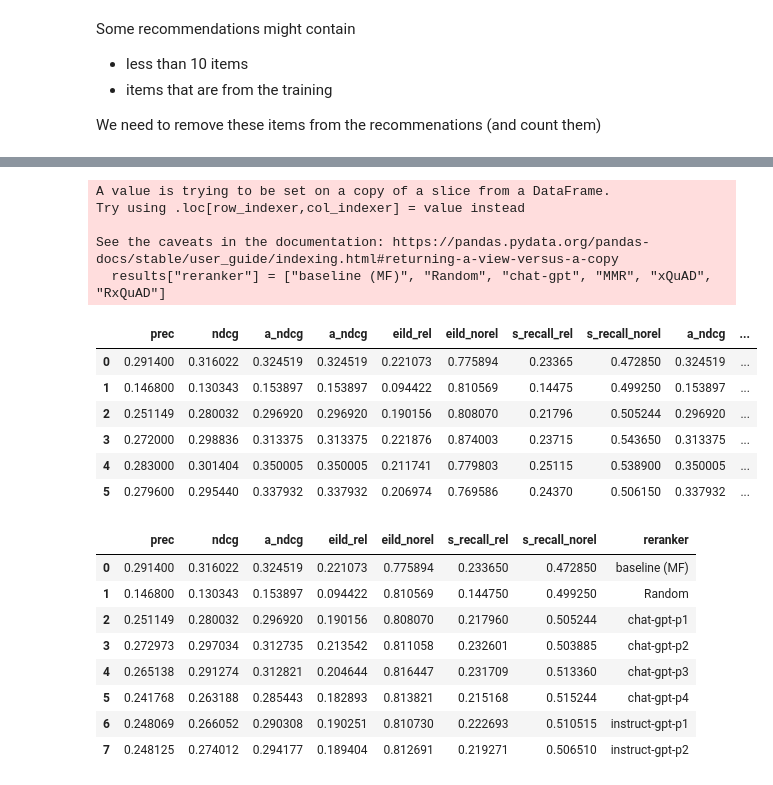
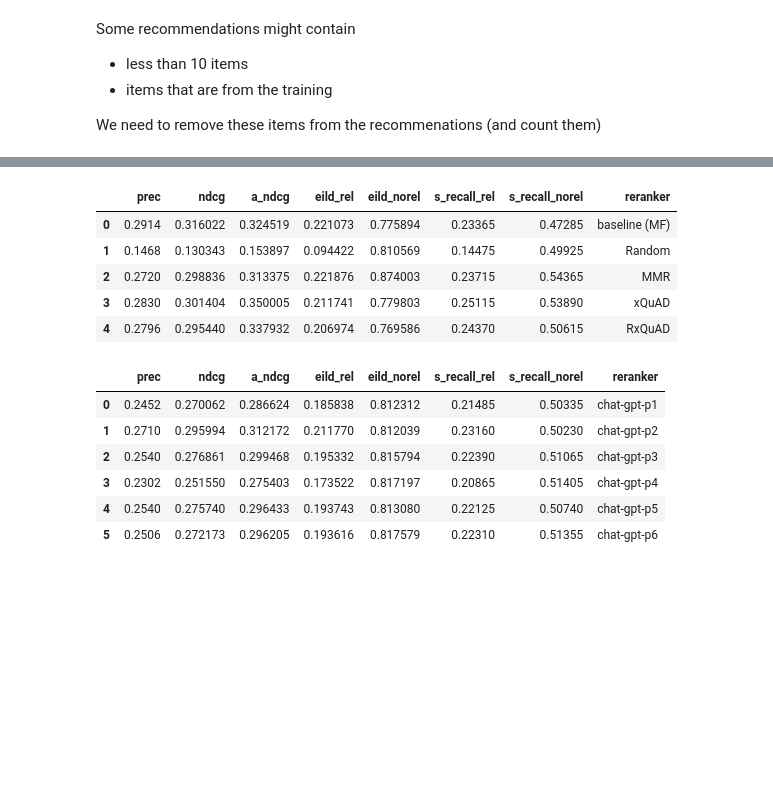
Before and after one commit to cdiego89phd/chat-reranking, a Jupyter notebook: notebooks/results_analysis_anime.ipynb, the cells around one changed output, grey strips where cells are left out. Drawn from its saved outputs; the diff is of its cells as text; code cells hidden in the pictures; blank space fills up the shorter version.

Commit message:
- parsing output and analysing results

```diff
--- a/notebooks/results_analysis_anime.ipynb
+++ b/notebooks/results_analysis_anime.ipynb
@@ -97,6 +99,7 @@ We need to remove these items from the recommenations (and count them)
 recs = {}
 candidate_set = {}
 tot_rec_before_pruning = 0
+tot_rec_after_pruning = 0
 for entry in data:
     userid = entry['userid']
     recs[userid] = entry['reranked_recs']
@@ -112,5 +115,7 @@ for entry in data:
             # print(entry['recs'])
             # print("######")
     recs[userid] = to_prune
-print(f"{tot_rec_before_pruning}")
+    tot_rec_after_pruning += len(to_prune)
+print(f"# recs before pruning: {tot_rec_before_pruning}")
+print(f"# recs after pruning: {tot_rec_after_pruning}")
 # %% [output]
@@ -164,10 +170,10 @@ mmr_recs = pd.read_csv(f"{results_path}/MMR-pzt-fold_0-@10.csv")
 xquad_recs = pd.read_csv(f"{results_path}/xQuAD-pzt-fold_0-@10.csv")
 rxquad_recs = pd.read_csv(f"{results_path}/RxQuAD-pzt-fold_0-@10.csv")
 # %%
-d = {"reranker": ["baseline (MF)", "Random", "chat-gpt", "MMR", "xQuAD", "RxQuAD"]}
-print("ChatGPT better than baseline in the following metrics:")
-for col in gpt_recs.columns:
-    d[col] = [baseline_recs[col][0], random_recs[col][0], gpt_recs[col][0], mmr_recs[col][0], xquad_recs[col][0], rxquad_recs[col][0]]
-    if gpt_recs[col][0] > baseline_recs[col][0]:
-        print(col)
+d = {"reranker": ["baseline (MF)", "Random", "MMR", "xQuAD", "RxQuAD"]}
+# print("ChatGPT better than baseline in the following metrics:")
+for col in baseline_recs.columns:
+    d[col] = [baseline_recs[col][0], random_recs[col][0], mmr_recs[col][0], xquad_recs[col][0], rxquad_recs[col][0]]
+    # if gpt_recs[col][0] > baseline_recs[col][0]:
+    #     print(col)
 results = pd.DataFrame(data=d)
@@ -182,19 +180,13 @@ epd_norel
 # %%
 results = results[["prec", "ndcg", "a_ndcg", "eild_rel", "eild_norel", "s_recall_rel", "s_recall_norel"]]
-results["reranker"] = ["baseline (MF)", "Random", "chat-gpt", "MMR", "xQuAD", "RxQuAD"]
+results["reranker"] = ["baseline (MF)", "Random", "MMR", "xQuAD", "RxQuAD"]
 results
 # %% [output]
-A value is trying to be set on a copy of a slice from a DataFrame.
-Try using .loc[row_indexer,col_indexer] = value instead
-
-See the caveats in the documentation: https://pandas.pydata.org/pandas-docs/stable/user_guide/indexing.html#returning-a-view-versus-a-copy
-  results["reranker"] = ["baseline (MF)", "Random", "chat-gpt", "MMR", "xQuAD", "RxQuAD"]
-|  | prec | ndcg | a_ndcg | a_ndcg | eild_rel | eild_norel | s_recall_rel | s_recall_norel | a_ndcg | ... |
-| 0 | 0.291400 | 0.316022 | 0.324519 | 0.324519 | 0.221073 | 0.775894 | 0.23365 | 0.472850 | 0.324519 | ... |
-| 1 | 0.146800 | 0.130343 | 0.153897 | 0.153897 | 0.094422 | 0.810569 | 0.14475 | 0.499250 | 0.153897 | ... |
-| 2 | 0.251149 | 0.280032 | 0.296920 | 0.296920 | 0.190156 | 0.808070 | 0.21796 | 0.505244 | 0.296920 | ... |
-| 3 | 0.272000 | 0.298836 | 0.313375 | 0.313375 | 0.221876 | 0.874003 | 0.23715 | 0.543650 | 0.313375 | ... |
-| 4 | 0.283000 | 0.301404 | 0.350005 | 0.350005 | 0.211741 | 0.779803 | 0.25115 | 0.538900 | 0.350005 | ... |
-| 5 | 0.279600 | 0.295440 | 0.337932 | 0.337932 | 0.206974 | 0.769586 | 0.24370 | 0.506150 | 0.337932 | ... |
+|  | prec | ndcg | a_ndcg | eild_rel | eild_norel | s_recall_rel | s_recall_norel | reranker |
+| 0 | 0.2914 | 0.316022 | 0.324519 | 0.221073 | 0.775894 | 0.23365 | 0.47285 | baseline (MF) |
+| 1 | 0.1468 | 0.130343 | 0.153897 | 0.094422 | 0.810569 | 0.14475 | 0.49925 | Random |
+| 2 | 0.2720 | 0.298836 | 0.313375 | 0.221876 | 0.874003 | 0.23715 | 0.54365 | MMR |
+| 3 | 0.2830 | 0.301404 | 0.350005 | 0.211741 | 0.779803 | 0.25115 | 0.53890 | xQuAD |
+| 4 | 0.2796 | 0.295440 | 0.337932 | 0.206974 | 0.769586 | 0.24370 | 0.50615 | RxQuAD |
 # %%
 results_path = "/home/diego/chat-reranking/experiments/anime/results/ranksys_eval"
@@ -209,27 +199,23 @@ instruct_p2 = pd.read_csv(f"{results_path}/instructgpt-div-p2-pzt-fold_0-@10.csv
 # %%
 d = {}
 for col in chat_p1.columns:
-    d[col] = [baseline_recs[col][0],
-              random_recs[col][0],
-              chat_p1[col][0],
+    d[col] = [chat_p1[col][0],
               chat_p2[col][0],
               chat_p3[col][0],
               chat_p4[col][0],
-              instruct_p1[col][0],
-              instruct_p2[col][0]
+              chat_p5[col][0],
+              chat_p6[col][0],
               ]
 results = pd.DataFrame(data=d)
 results = results[["prec", "ndcg", "a_ndcg", "eild_rel", "eild_norel", "s_recall_rel", "s_recall_norel"]]
-results["reranker"] = ["baseline (MF)", "Random", "chat-gpt-p1", "chat-gpt-p2", "chat-gpt-p3", "chat-gpt-p4",
-                       "instruct-gpt-p1", "instruct-gpt-p2"]
+results["reranker"] = ["chat-gpt-p1", "chat-gpt-p2", "chat-gpt-p3", "chat-gpt-p4",
+                       "chat-gpt-p5", "chat-gpt-p6"]
 results
 # %% [output]
 |  | prec | ndcg | a_ndcg | eild_rel | eild_norel | s_recall_rel | s_recall_norel | reranker |
-| 0 | 0.291400 | 0.316022 | 0.324519 | 0.221073 | 0.775894 | 0.233650 | 0.472850 | baseline (MF) |
-| 1 | 0.146800 | 0.130343 | 0.153897 | 0.094422 | 0.810569 | 0.144750 | 0.499250 | Random |
-| 2 | 0.251149 | 0.280032 | 0.296920 | 0.190156 | 0.808070 | 0.217960 | 0.505244 | chat-gpt-p1 |
-| 3 | 0.272973 | 0.297034 | 0.312735 | 0.213542 | 0.811058 | 0.232601 | 0.503885 | chat-gpt-p2 |
-| 4 | 0.265138 | 0.291274 | 0.312821 | 0.204644 | 0.816447 | 0.231709 | 0.513360 | chat-gpt-p3 |
-| 5 | 0.241768 | 0.263188 | 0.285443 | 0.182893 | 0.813821 | 0.215168 | 0.515244 | chat-gpt-p4 |
-| 6 | 0.248069 | 0.266052 | 0.290308 | 0.190251 | 0.810730 | 0.222693 | 0.510515 | instruct-gpt-p1 |
-| 7 | 0.248125 | 0.274012 | 0.294177 | 0.189404 | 0.812691 | 0.219271 | 0.506510 | instruct-gpt-p2 |
+| 0 | 0.2452 | 0.270062 | 0.286624 | 0.185838 | 0.812312 | 0.21485 | 0.50335 | chat-gpt-p1 |
+| 1 | 0.2710 | 0.295994 | 0.312172 | 0.211770 | 0.812039 | 0.23160 | 0.50230 | chat-gpt-p2 |
+| 2 | 0.2540 | 0.276861 | 0.299468 | 0.195332 | 0.815794 | 0.22390 | 0.51065 | chat-gpt-p3 |
+| 3 | 0.2302 | 0.251550 | 0.275403 | 0.173522 | 0.817197 | 0.20865 | 0.51405 | chat-gpt-p4 |
+| 4 | 0.2540 | 0.275740 | 0.296433 | 0.193743 | 0.813080 | 0.22125 | 0.50740 | chat-gpt-p5 |
+| 5 | 0.2506 | 0.272173 | 0.296205 | 0.193616 | 0.817579 | 0.22310 | 0.51355 | chat-gpt-p6 |
```
Also changed, not shown: parts of 32 cells of this notebook, 3 other files.
